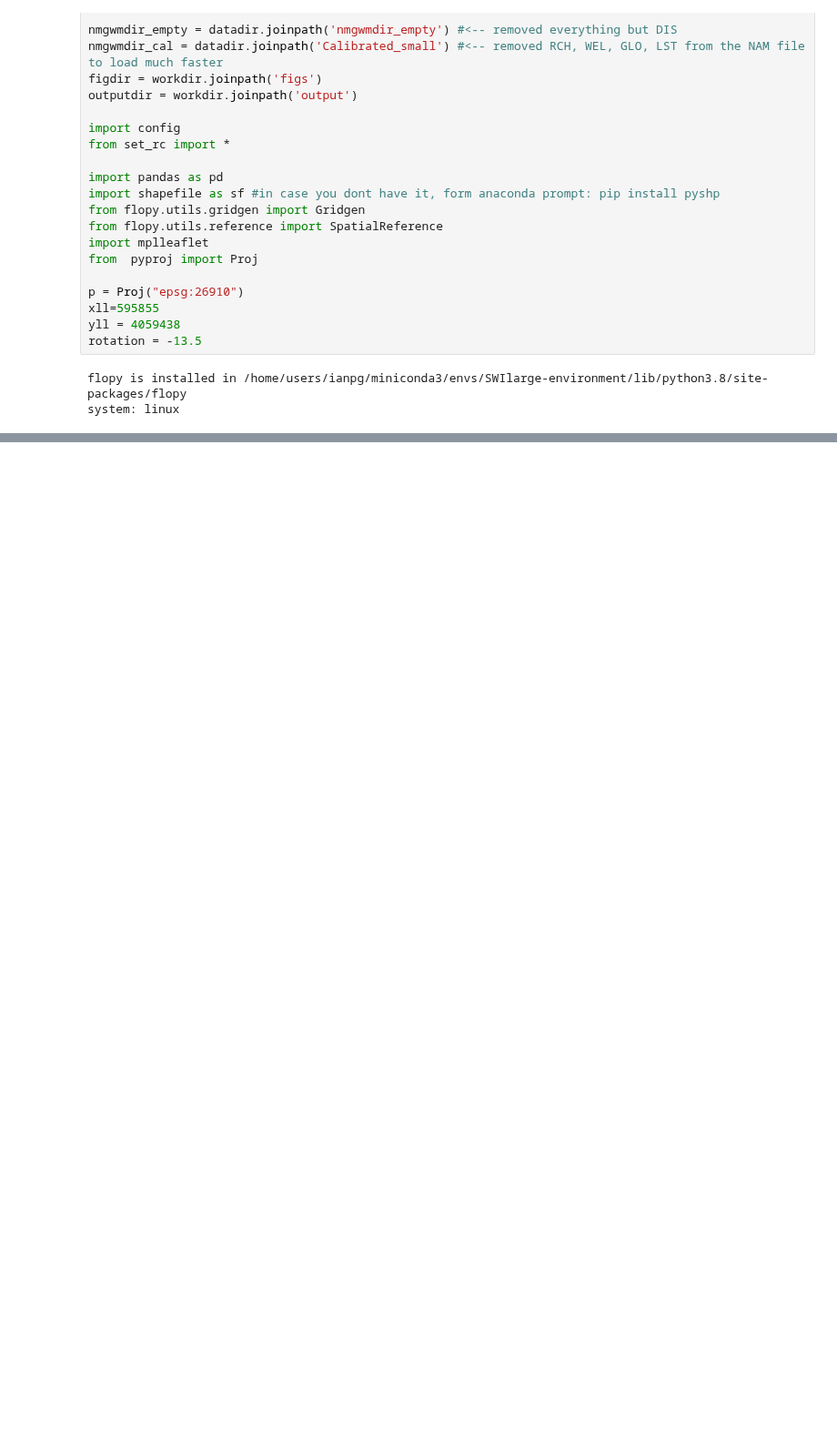
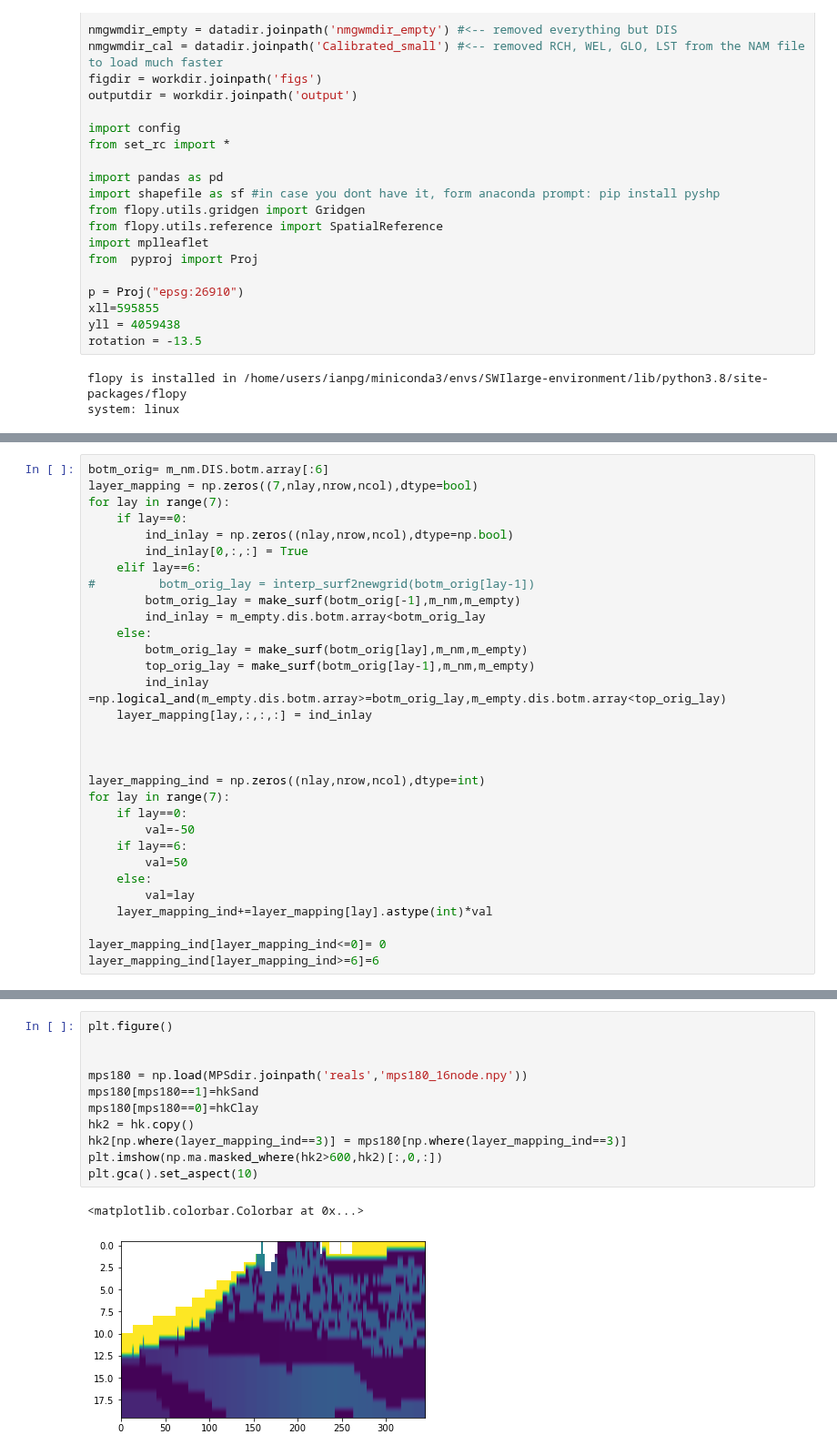
Before and after one commit to igotchalk/SWIlarge, a Jupyter notebook: notebook/make_run_SEAWAT.ipynb, the cells around one changed output, grey strips where cells are left out. Shown at 91% size. Drawn from its saved outputs; the diff is of its cells as text; blank space fills up the shorter version.

```diff
--- a/notebook/make_run_SEAWAT.ipynb
+++ b/notebook/make_run_SEAWAT.ipynb
@@ -41,0 +567,31 @@ system: linux
+# %%
+botm_orig= m_nm.DIS.botm.array[:6]
+layer_mapping = np.zeros((7,nlay,nrow,ncol),dtype=bool)
+for lay in range(7):
+    if lay==0:
+        ind_inlay = np.zeros((nlay,nrow,ncol),dtype=np.bool)
+        ind_inlay[0,:,:] = True
+    elif lay==6:
+#         botm_orig_lay = interp_surf2newgrid(botm_orig[lay-1])
+        botm_orig_lay = make_surf(botm_orig[-1],m_nm,m_empty)
+        ind_inlay = m_empty.dis.botm.array<botm_orig_lay
+    else:
+        botm_orig_lay = make_surf(botm_orig[lay],m_nm,m_empty)
+        top_orig_lay = make_surf(botm_orig[lay-1],m_nm,m_empty)
+        ind_inlay =np.logical_and(m_empty.dis.botm.array>=botm_orig_lay,m_empty.dis.botm.array<top_orig_lay)
+    layer_mapping[lay,:,:,:] = ind_inlay
+
+
+
+layer_mapping_ind = np.zeros((nlay,nrow,ncol),dtype=int)
+for lay in range(7):
+    if lay==0:
+        val=-50
+    if lay==6:
+        val=50
+    else:
+        val=lay
+    layer_mapping_ind+=layer_mapping[lay].astype(int)*val
+
+layer_mapping_ind[layer_mapping_ind<=0]= 0
+layer_mapping_ind[layer_mapping_ind>=6]=6
@@ -41,0 +644,14 @@ system: linux
+# %%
+plt.figure()
+
+
+mps180 = np.load(MPSdir.joinpath('reals','mps180_16node.npy'))
+mps180[mps180==1]=hkSand
+mps180[mps180==0]=hkClay
+hk2 = hk.copy()
+hk2[np.where(layer_mapping_ind==3)] = mps180[np.where(layer_mapping_ind==3)]
+plt.imshow(np.ma.masked_where(hk2>600,hk2)[:,0,:])
+plt.gca().set_aspect(10)
+# %% [output]
+<matplotlib.colorbar.Colorbar at 0x...>
+[figure, added]
```
Also changed, not shown: parts of 29 cells of this notebook, 2 other files.
